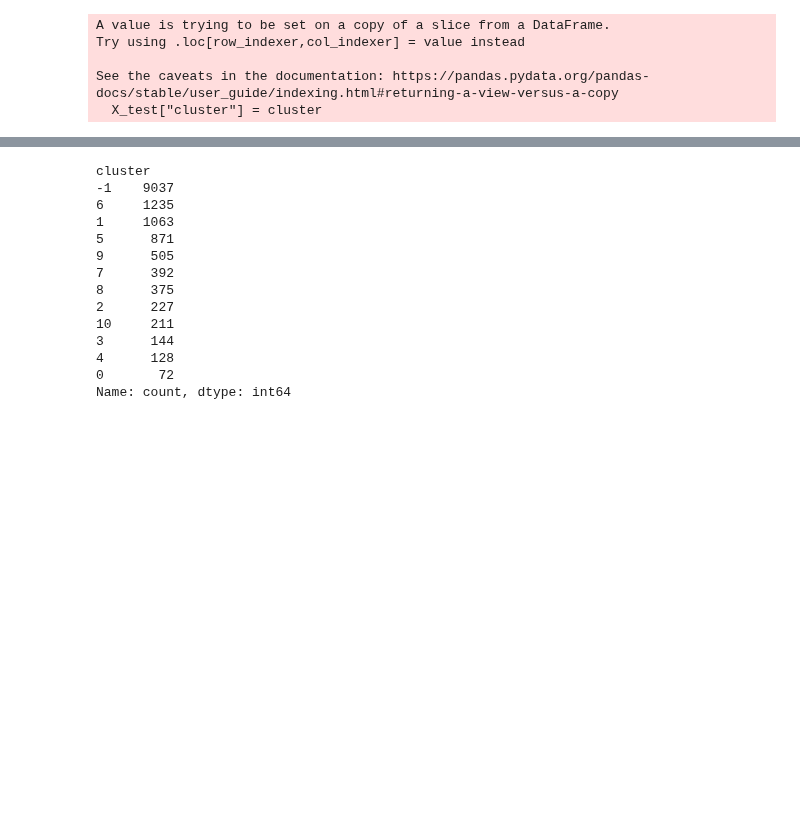
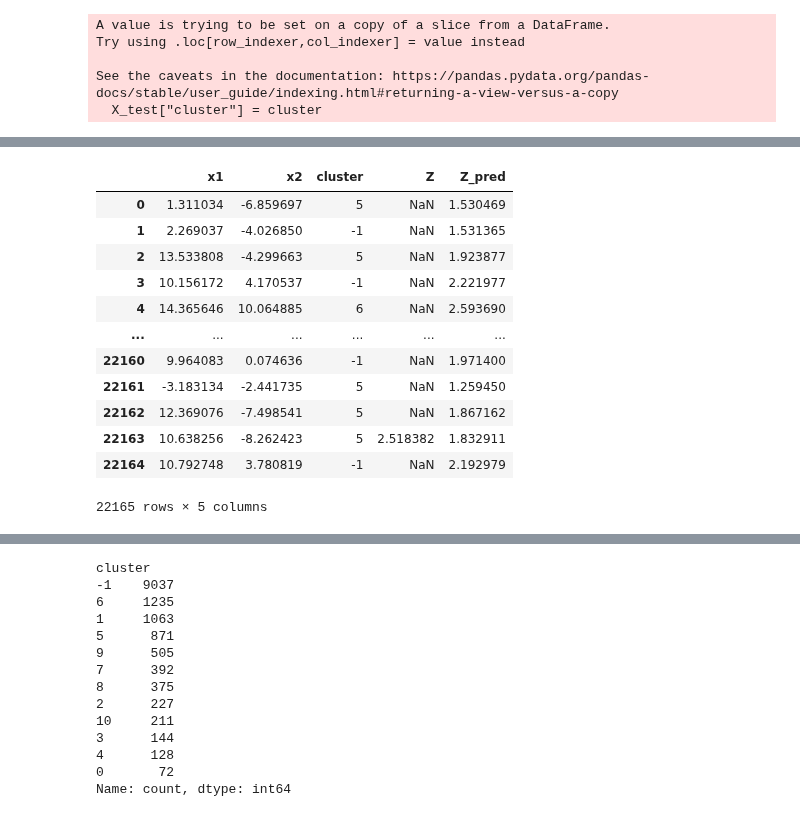
Before and after one commit to kacper-drabicki/redshift, a Jupyter notebook: clustering_experiments.ipynb, the cells around one changed output, grey strips where cells are left out. Cells and saved outputs as stored; diff of their text form; code cells hidden in the pictures; blank space fills up the shorter version.

```diff
--- a/clustering_experiments.ipynb
+++ b/clustering_experiments.ipynb
@@ -44,6 +45,22 @@ X_test_embedded = pd.DataFrame(X_test_embedded, columns=["x1", "x2"])
 # %%
 X_test_embedded["cluster"] = cluster
 X_test_embedded["cluster"] = X_test_embedded["cluster"].astype(str)
+X_test_embedded["Z_pred"] = df_test["Z_pred"].values
+X_test_embedded
+# %% [output]
+|  | x1 | x2 | cluster | Z | Z_pred |
+| 0 | 1.311034 | -6.859697 | 5 | NaN | 1.530469 |
+| 1 | 2.269037 | -4.026850 | -1 | NaN | 1.531365 |
+| 2 | 13.533808 | -4.299663 | 5 | NaN | 1.923877 |
+| 3 | 10.156172 | 4.170537 | -1 | NaN | 2.221977 |
+| 4 | 14.365646 | 10.064885 | 6 | NaN | 2.593690 |
+| ... | ... | ... | ... | ... | ... |
+| 22160 | 9.964083 | 0.074636 | -1 | NaN | 1.971400 |
+| 22161 | -3.183134 | -2.441735 | 5 | NaN | 1.259450 |
+| 22162 | 12.369076 | -7.498541 | 5 | NaN | 1.867162 |
+| 22163 | 10.638256 | -8.262423 | 5 | 2.518382 | 1.832911 |
+| 22164 | 10.792748 | 3.780819 | -1 | NaN | 2.192979 |
+22165 rows × 5 columns
 # %%
 import matplotlib.pyplot as plt
 import seaborn as sns
```
Also changed, not shown: parts of 7 cells of this notebook, 9 other files.
